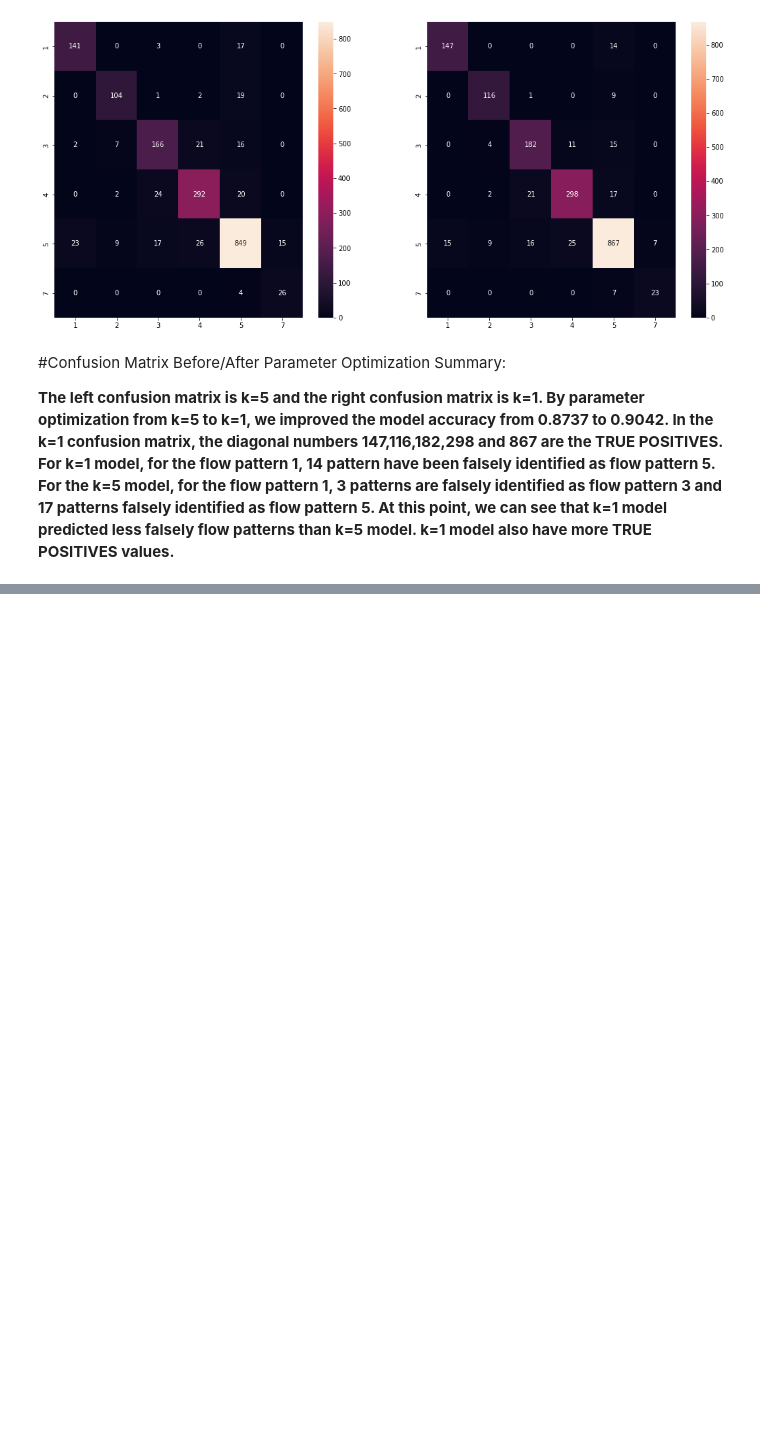
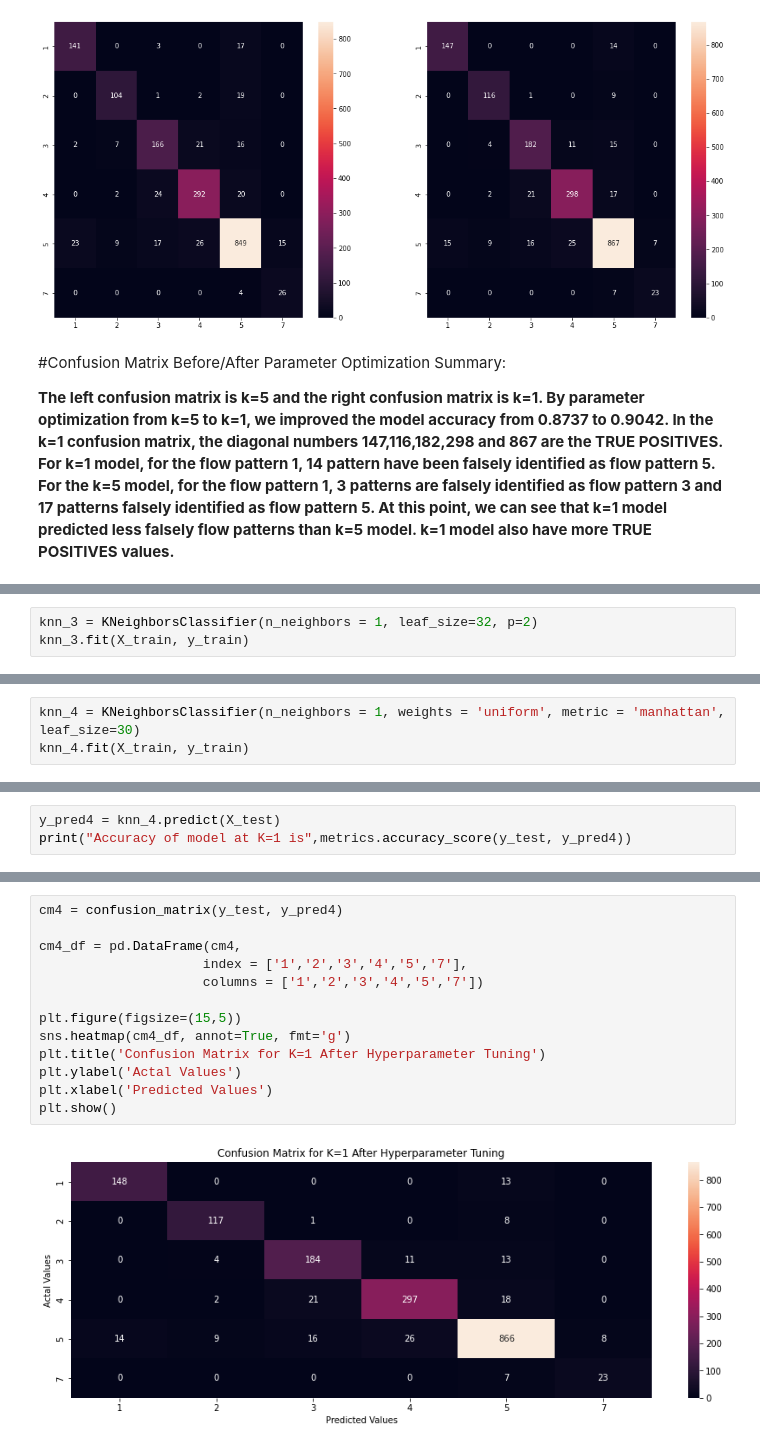
Before and after one commit to emily1618/Data-Portfolio, a Jupyter notebook: HW1.ipynb, the cells around one changed output, grey strips where cells are left out. Cells and saved outputs as stored; diff of their text form; blank space fills up the shorter version.

```diff
--- a/HW1.ipynb
+++ b/HW1.ipynb
@@ -331,0 +368,3 @@ plt.show()
+# %%
+knn_3 = KNeighborsClassifier(n_neighbors = 1, leaf_size=32, p=2)
+knn_3.fit(X_train, y_train)
@@ -331,0 +398,3 @@ plt.show()
+# %%
+knn_4 = KNeighborsClassifier(n_neighbors = 1, weights = 'uniform', metric = 'manhattan', leaf_size=30)
+knn_4.fit(X_train, y_train)
@@ -331,0 +403,3 @@ plt.show()
+# %%
+y_pred4 = knn_4.predict(X_test)
+print("Accuracy of model at K=1 is",metrics.accuracy_score(y_test, y_pred4))
@@ -331,0 +425,15 @@ plt.show()
+# %%
+cm4 = confusion_matrix(y_test, y_pred4)
+
+cm4_df = pd.DataFrame(cm4,
+                     index = ['1','2','3','4','5','7'],
+                     columns = ['1','2','3','4','5','7'])
+
+plt.figure(figsize=(15,5))
+sns.heatmap(cm4_df, annot=True, fmt='g')
+plt.title('Confusion Matrix for K=1 After Hyperparameter Tuning')
+plt.ylabel('Actal Values')
+plt.xlabel('Predicted Values')
+plt.show()
+# %% [output]
+[figure, added]
```
Also changed, not shown: parts of 12 cells of this notebook.
